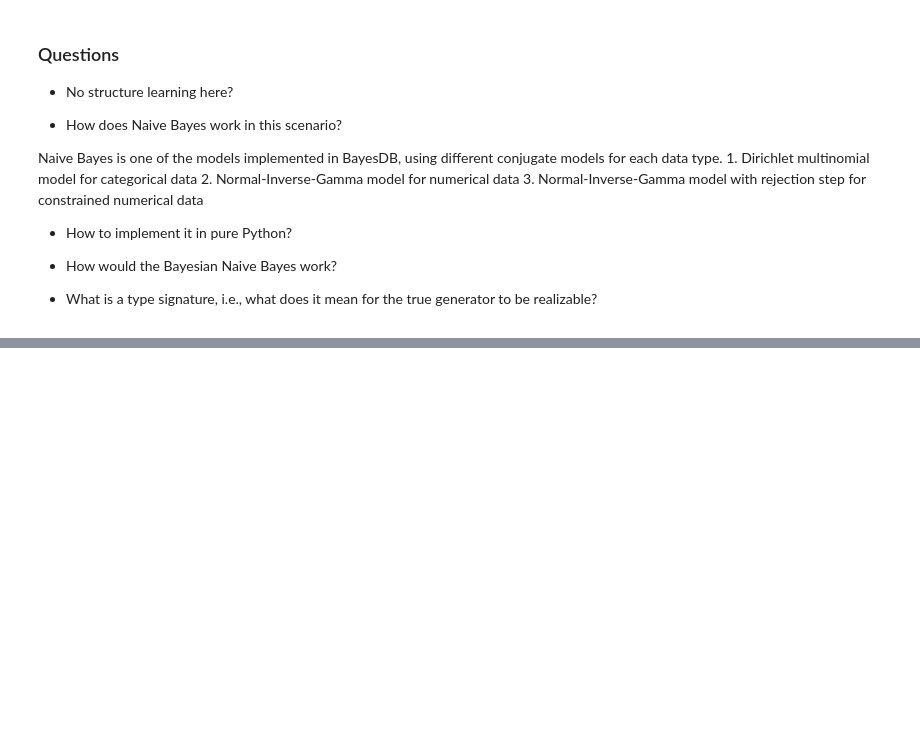
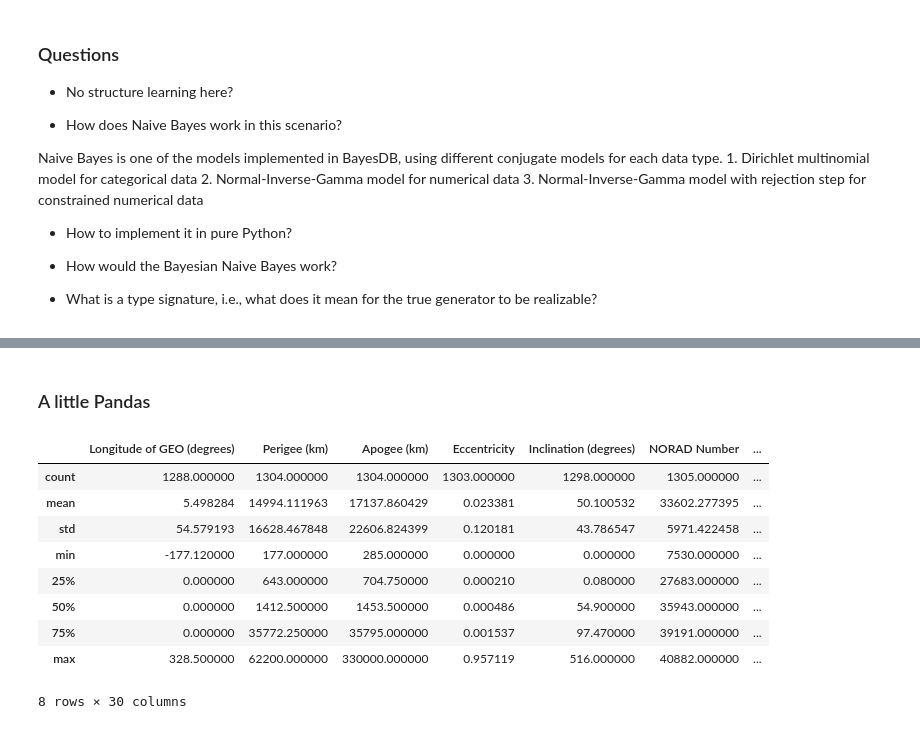
Before and after one commit to leocasarsa/Lab-Notebook, a Jupyter notebook: 1_Generator-Emulator.ipynb, the cells around one changed output, grey strips where cells are left out. Saved outputs shown, nothing was run; the diff lists cells and outputs as text; code cells hidden in the pictures; blank space fills up the shorter version.

```diff
--- a/1_Generator-Emulator.ipynb
+++ b/1_Generator-Emulator.ipynb
@@ -139,0 +158,17 @@ pd.read_excel('satellite.xlsx')
+# %% [markdown]
+### A little Pandas
+# %%
+import pandas as pd
+satellite = pd.read_excel('Data/satellite.xlsx')
+satellite.describe()
+# %% [output]
+|  | Longitude of GEO (degrees) | Perigee (km) | Apogee (km) | Eccentricity | Inclination (degrees) | NORAD Number | ... |
+| count | 1288.000000 | 1304.000000 | 1304.000000 | 1303.000000 | 1298.000000 | 1305.000000 | ... |
+| mean | 5.498284 | 14994.111963 | 17137.860429 | 0.023381 | 50.100532 | 33602.277395 | ... |
+| std | 54.579193 | 16628.467848 | 22606.824399 | 0.120181 | 43.786547 | 5971.422458 | ... |
+| min | -177.120000 | 177.000000 | 285.000000 | 0.000000 | 0.000000 | 7530.000000 | ... |
+| 25% | 0.000000 | 643.000000 | 704.750000 | 0.000210 | 0.080000 | 27683.000000 | ... |
+| 50% | 0.000000 | 1412.500000 | 1453.500000 | 0.000486 | 54.900000 | 35943.000000 | ... |
+| 75% | 0.000000 | 35772.250000 | 35795.000000 | 0.001537 | 97.470000 | 39191.000000 | ... |
+| max | 328.500000 | 62200.000000 | 330000.000000 | 0.957119 | 516.000000 | 40882.000000 | ... |
+8 rows × 30 columns
```
Also changed, not shown: parts of 17 cells of this notebook.
